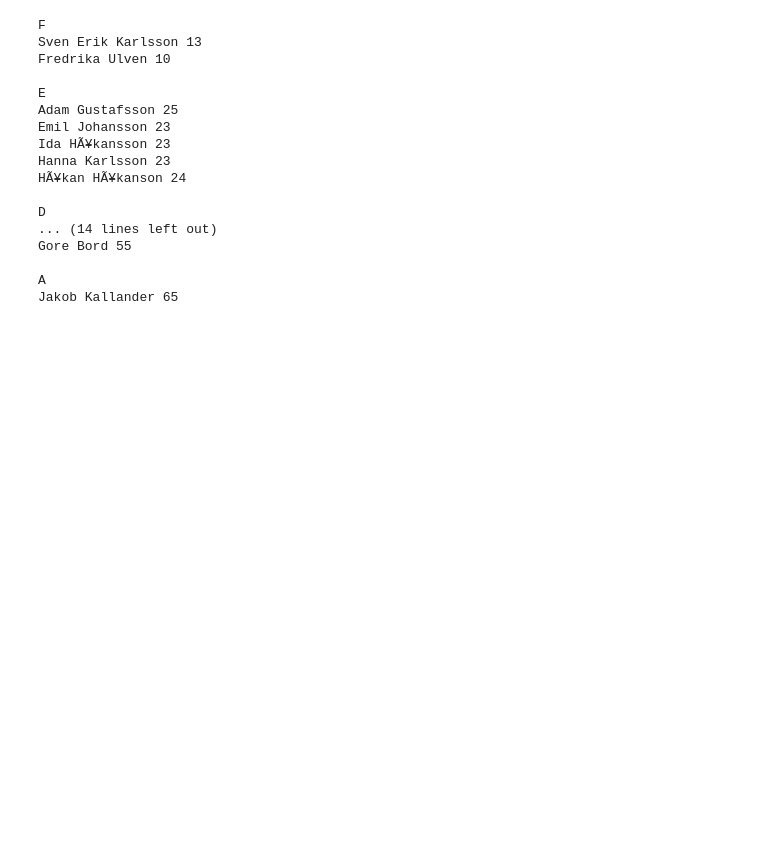
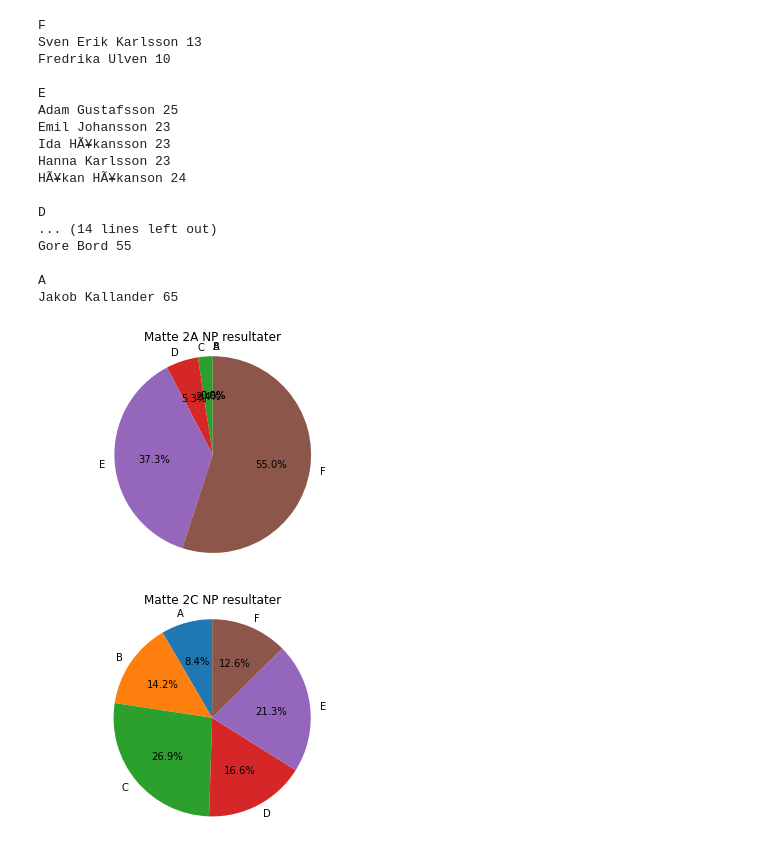
Before and after one commit to axeljornulf/axel_jornulf_te19d, a Jupyter notebook: programmering i verkligheten/filhantering/filhantering_hafte.ipynb, the cells around one changed output. Drawn from its saved outputs; the diff is of its cells as text; code cells hidden in the pictures; blank space fills up the shorter version.

Commit message:
sucki

```diff
--- a/programmering i verkligheten/filhantering/filhantering_hafte.ipynb
+++ b/programmering i verkligheten/filhantering/filhantering_hafte.ipynb
@@ -184,3 +184,44 @@ Gore Bord 55
 
 A
 Jakob Kallander 65
+# %%
+#Uppgift 3
+
+import matplotlib.pyplot as plt
+
+Ma2C = []
+Ma2A = []
+labels = 'A','B','C','D','E','F'
+
+def sucki1A():
+    with open('NPvt19Ma2A.txt', 'r') as f1:
+        for rad1 in f1:
+            rad1 = rad1.strip(' \n')
+            rad1 = rad1.replace('%','')
+            rad1 = rad1.split(' ')
+            Ma2A.append(float(rad1[1]))
+        figur1, axis1 = plt.subplots()
+        axis1.pie(Ma2A, labels = labels, autopct = '%1.1f%%',startangle = 90)
+        axis1.axis('equal')
+        axis1.set_title('Matte 2A NP resultater')
+        plt.show()
+
+
+def sucki1C():
+    with open('NPvt19Ma2C.txt', 'r') as f2:
+        for rad2 in f2:
+            rad2 = rad2.strip(' \n')
+            rad2 = rad2.replace('%','')
+            rad2 = rad2.split(' ')
+            Ma2C.append(float(rad2[1]))
+        figur1, axis1 = plt.subplots()
+        axis1.pie(Ma2C, labels = labels, autopct = '%1.1f%%', startangle = 90)
+        axis1.axis('equal')
+        axis1.set_title('Matte 2C NP resultater')
+        plt.show()
+
+sucki1A()
+sucki1C()
+# %% [output]
+[figure, added]
+[figure, added]
```
Also changed, not shown: 2 other files.
